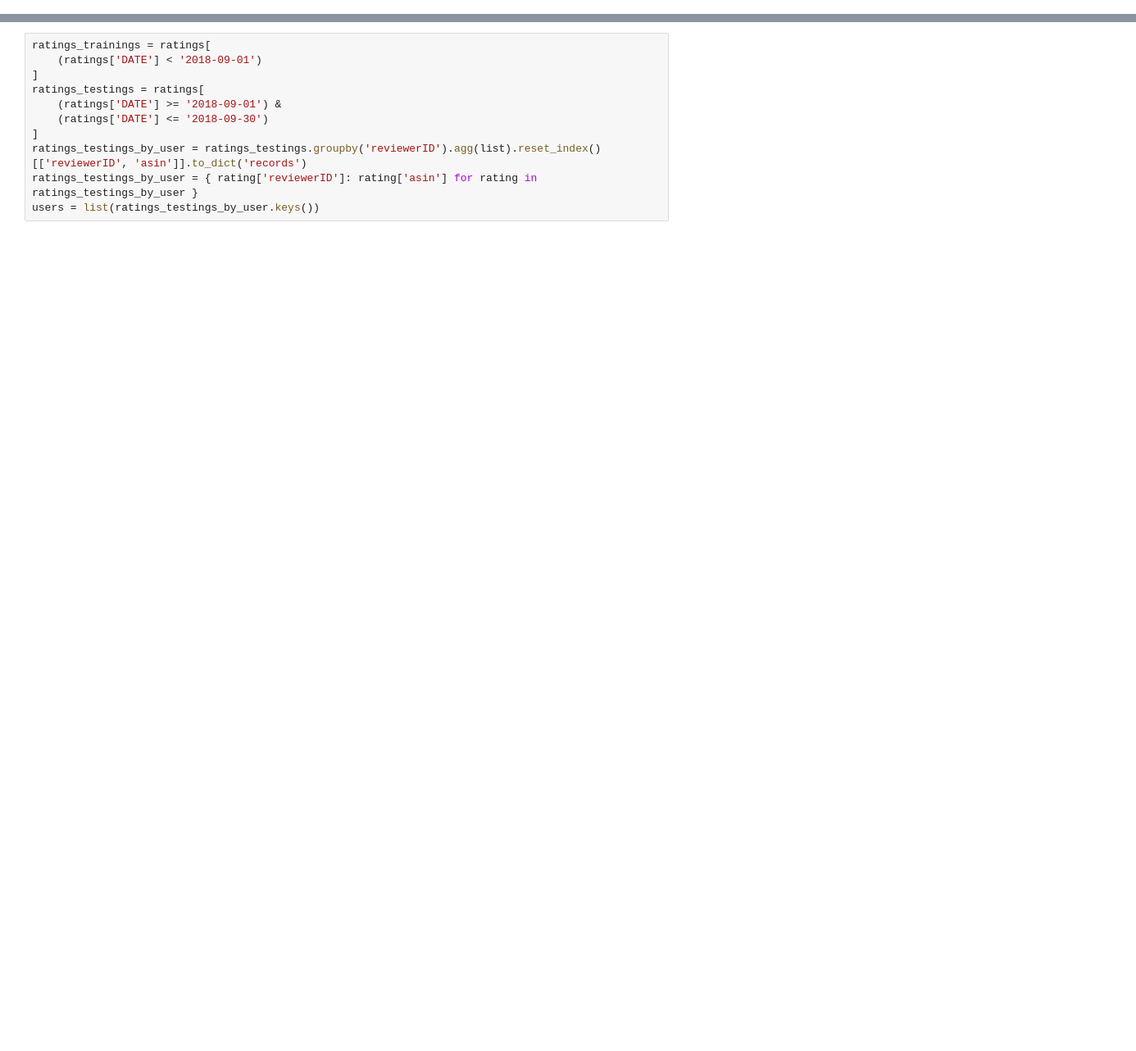
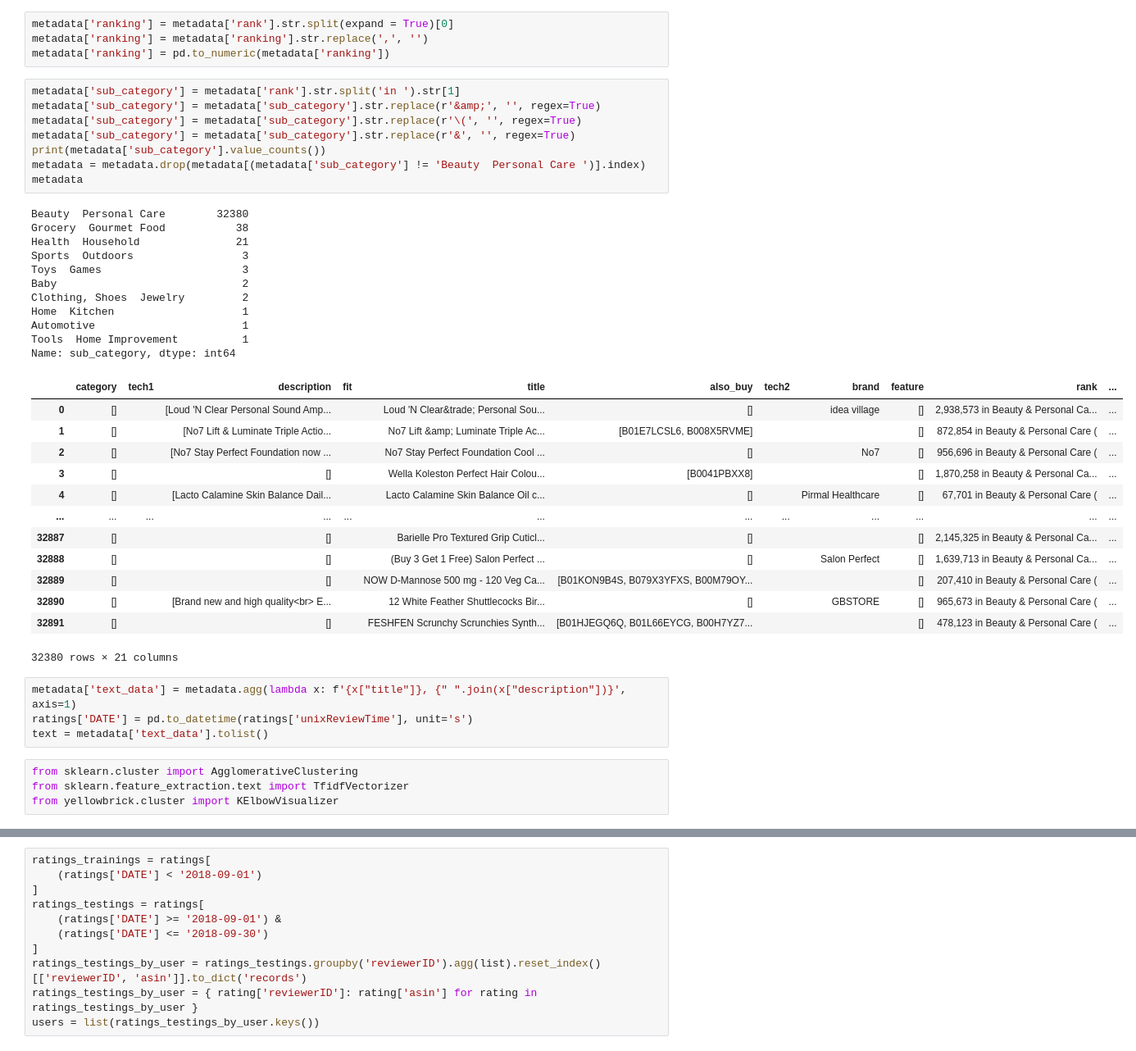
Before and after one commit to fafnerzhang/data-course-sample, a Jupyter notebook: week_1/rule_based_recommandation.ipynb, the cells around one changed output, grey strips where cells are left out. Shown: that part at 82% size. Cells and saved outputs as stored; diff of their text form; blank space fills up the shorter version.

```diff
--- a/week_1/rule_based_recommandation.ipynb
+++ b/week_1/rule_based_recommandation.ipynb
@@ -30,0 +46,45 @@ ratings['DATE'] = pd.to_datetime(ratings['unixReviewTime'], unit='s')
+# %%
+metadata['ranking'] = metadata['rank'].str.split(expand = True)[0]
+metadata['ranking'] = metadata['ranking'].str.replace(',', '')
+metadata['ranking'] = pd.to_numeric(metadata['ranking'])
+# %%
+metadata['sub_category'] = metadata['rank'].str.split('in ').str[1]
+metadata['sub_category'] = metadata['sub_category'].str.replace(r'&amp;', '', regex=True)
+metadata['sub_category'] = metadata['sub_category'].str.replace(r'\(', '', regex=True)
+metadata['sub_category'] = metadata['sub_category'].str.replace(r'&', '', regex=True)
+print(metadata['sub_category'].value_counts())
+metadata = metadata.drop(metadata[(metadata['sub_category'] != 'Beauty  Personal Care ')].index)
+metadata
+# %% [output]
+Beauty  Personal Care        32380
+Grocery  Gourmet Food           38
+Health  Household               21
+Sports  Outdoors                 3
+Toys  Games                      3
+Baby                             2
+Clothing, Shoes  Jewelry         2
+Home  Kitchen                    1
+Automotive                       1
+Tools  Home Improvement          1
+Name: sub_category, dtype: int64
+|  | category | tech1 | description | fit | title | also_buy | tech2 | brand | feature | rank | ... |
+| 0 | [] |  | [Loud 'N Clear Personal Sound Amp... |  | Loud 'N Clear&trade; Personal Sou... | [] |  | idea village | [] | 2,938,573 in Beauty & Personal Ca... | ... |
+| 1 | [] |  | [No7 Lift & Luminate Triple Actio... |  | No7 Lift &amp; Luminate Triple Ac... | [B01E7LCSL6, B008X5RVME] |  |  | [] | 872,854 in Beauty & Personal Care ( | ... |
+| 2 | [] |  | [No7 Stay Perfect Foundation now ... |  | No7 Stay Perfect Foundation Cool ... | [] |  | No7 | [] | 956,696 in Beauty & Personal Care ( | ... |
+| 3 | [] |  | [] |  | Wella Koleston Perfect Hair Colou... | [B0041PBXX8] |  |  | [] | 1,870,258 in Beauty & Personal Ca... | ... |
+| 4 | [] |  | [Lacto Calamine Skin Balance Dail... |  | Lacto Calamine Skin Balance Oil c... | [] |  | Pirmal Healthcare | [] | 67,701 in Beauty & Personal Care ( | ... |
+| ... | ... | ... | ... | ... | ... | ... | ... | ... | ... | ... | ... |
+| 32887 | [] |  | [] |  | Barielle Pro Textured Grip Cuticl... | [] |  |  | [] | 2,145,325 in Beauty & Personal Ca... | ... |
+| 32888 | [] |  | [] |  | (Buy 3 Get 1 Free) Salon Perfect ... | [] |  | Salon Perfect | [] | 1,639,713 in Beauty & Personal Ca... | ... |
+| 32889 | [] |  | [] |  | NOW D-Mannose 500 mg - 120 Veg Ca... | [B01KON9B4S, B079X3YFXS, B00M79OY... |  |  | [] | 207,410 in Beauty & Personal Care ( | ... |
+| 32890 | [] |  | [Brand new and high quality<br> E... |  | 12 White Feather Shuttlecocks Bir... | [] |  | GBSTORE | [] | 965,673 in Beauty & Personal Care ( | ... |
+| 32891 | [] |  | [] |  | FESHFEN Scrunchy Scrunchies Synth... | [B01HJEGQ6Q, B01L66EYCG, B00H7YZ7... |  |  | [] | 478,123 in Beauty & Personal Care ( | ... |
+32380 rows × 21 columns
+# %%
+metadata['text_data'] = metadata.agg(lambda x: f'{x["title"]}, {" ".join(x["description"])}', axis=1)
+ratings['DATE'] = pd.to_datetime(ratings['unixReviewTime'], unit='s')
+text = metadata['text_data'].tolist()
+# %%
+from sklearn.cluster import AgglomerativeClustering
+from sklearn.feature_extraction.text import TfidfVectorizer
+from yellowbrick.cluster import KElbowVisualizer
```
Also changed, not shown: parts of 16 cells of this notebook, 4 other files.
